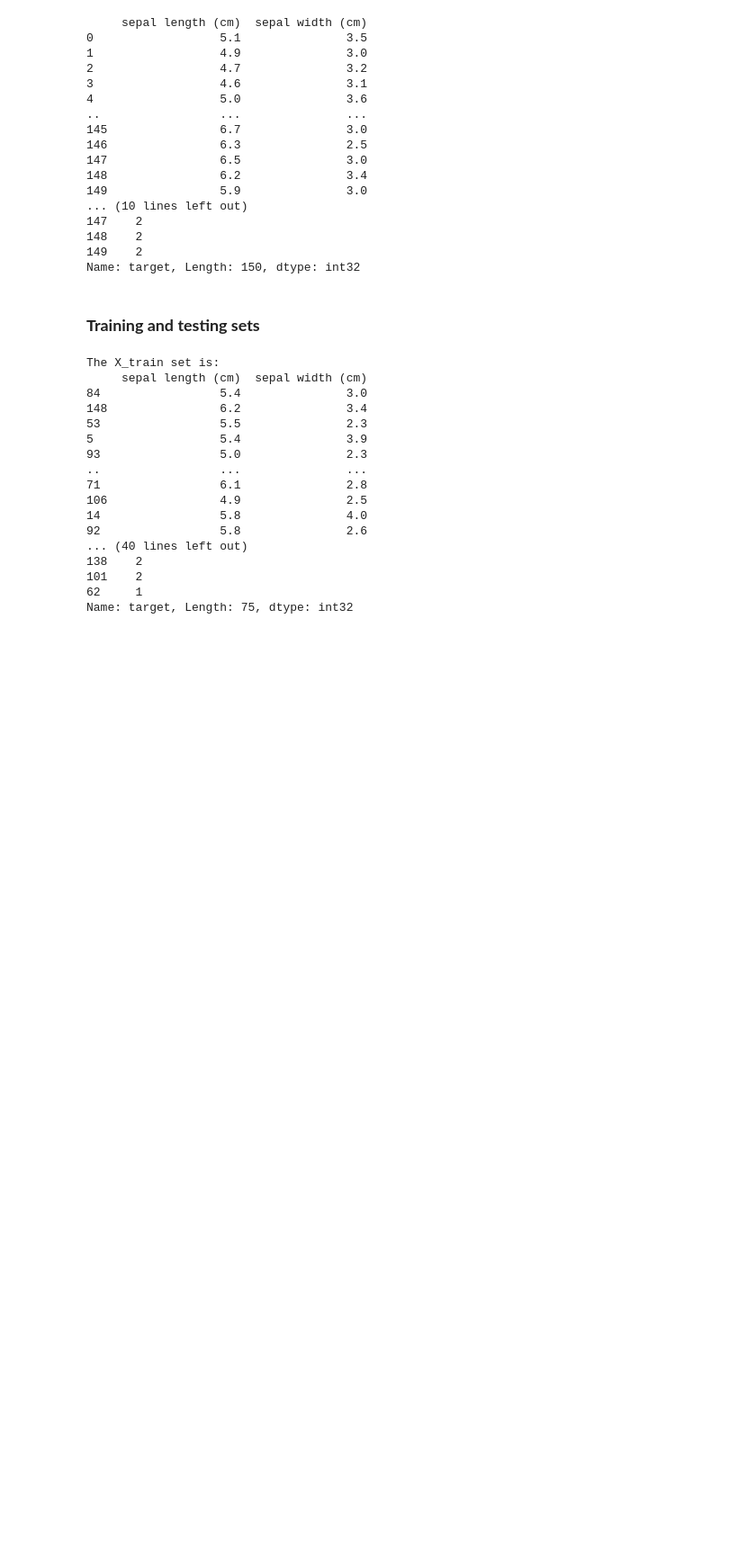
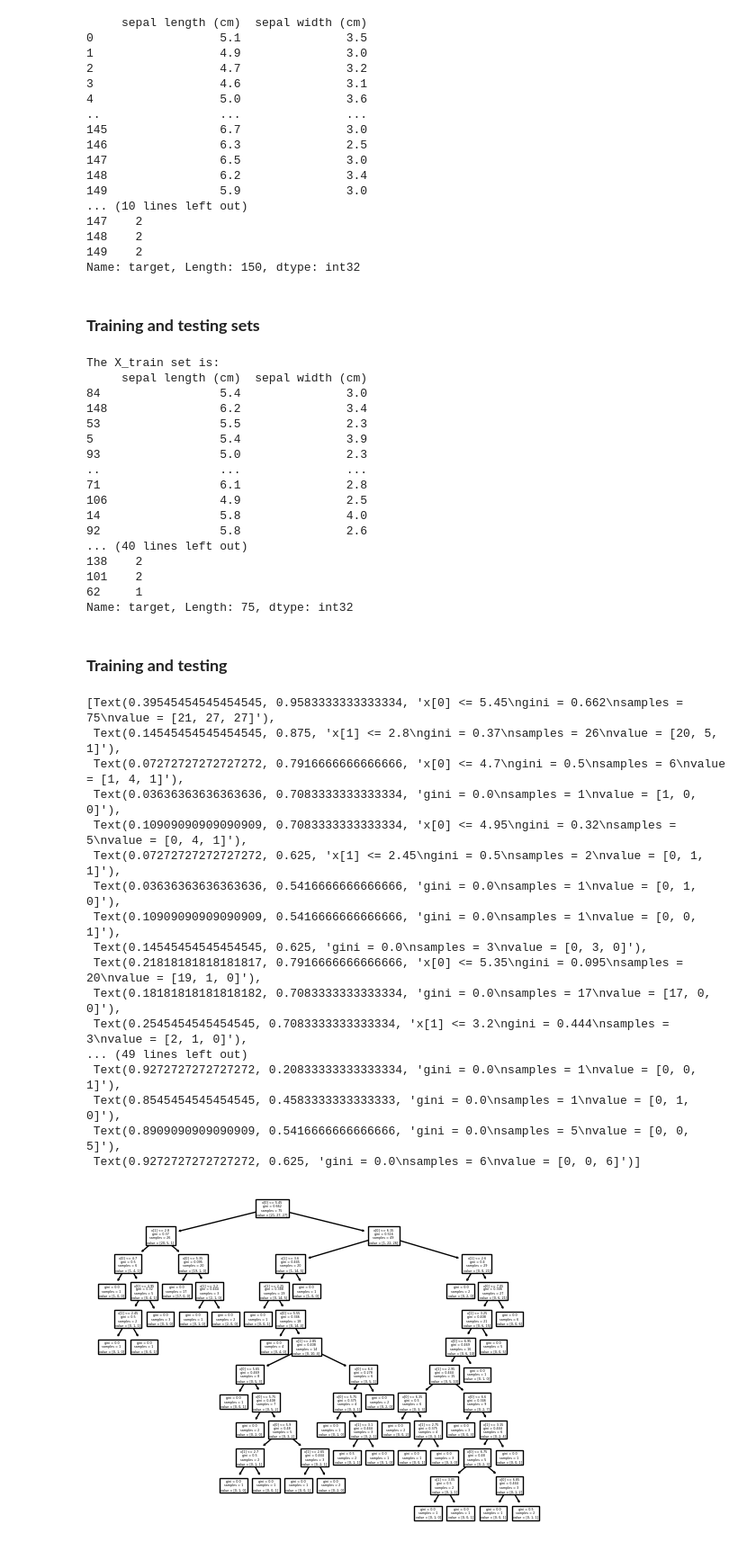
Before and after one commit to andreasmk/Iris-Classification, a Jupyter notebook: iris.ipynb, the cells around one changed output. Shown: that part at 90% size. Cells and saved outputs as stored; diff of their text form; code cells hidden in the pictures; blank space fills up the shorter version.

Commit message:
The christmas tree

```diff
--- a/iris.ipynb
+++ b/iris.ipynb
@@ -141,3 +141,33 @@ The X_train set is:
 101    2
 62     1
 Name: target, Length: 75, dtype: int32
+# %% [markdown]
+### **Training and testing**
+# %%
+from sklearn import tree
+
+# train the tree
+clf = tree.DecisionTreeClassifier()
+clf = clf.fit(X_train, y_train)
+
+# vizualize the tree
+tree.plot_tree(clf)
+# %% [output]
+[Text(0.39545454545454545, 0.9583333333333334, 'x[0] <= 5.45\ngini = 0.662\nsamples = 75\nvalue = [21, 27, 27]'),
+ Text(0.14545454545454545, 0.875, 'x[1] <= 2.8\ngini = 0.37\nsamples = 26\nvalue = [20, 5, 1]'),
+ Text(0.07272727272727272, 0.7916666666666666, 'x[0] <= 4.7\ngini = 0.5\nsamples = 6\nvalue = [1, 4, 1]'),
+ Text(0.03636363636363636, 0.7083333333333334, 'gini = 0.0\nsamples = 1\nvalue = [1, 0, 0]'),
+ Text(0.10909090909090909, 0.7083333333333334, 'x[0] <= 4.95\ngini = 0.32\nsamples = 5\nvalue = [0, 4, 1]'),
+ Text(0.07272727272727272, 0.625, 'x[1] <= 2.45\ngini = 0.5\nsamples = 2\nvalue = [0, 1, 1]'),
+ Text(0.03636363636363636, 0.5416666666666666, 'gini = 0.0\nsamples = 1\nvalue = [0, 1, 0]'),
+ Text(0.10909090909090909, 0.5416666666666666, 'gini = 0.0\nsamples = 1\nvalue = [0, 0, 1]'),
+ Text(0.14545454545454545, 0.625, 'gini = 0.0\nsamples = 3\nvalue = [0, 3, 0]'),
+ Text(0.21818181818181817, 0.7916666666666666, 'x[0] <= 5.35\ngini = 0.095\nsamples = 20\nvalue = [19, 1, 0]'),
+ Text(0.18181818181818182, 0.7083333333333334, 'gini = 0.0\nsamples = 17\nvalue = [17, 0, 0]'),
+ Text(0.2545454545454545, 0.7083333333333334, 'x[1] <= 3.2\ngini = 0.444\nsamples = 3\nvalue = [2, 1, 0]'),
+... (49 lines left out)
+ Text(0.9272727272727272, 0.20833333333333334, 'gini = 0.0\nsamples = 1\nvalue = [0, 0, 1]'),
+ Text(0.8545454545454545, 0.4583333333333333, 'gini = 0.0\nsamples = 1\nvalue = [0, 1, 0]'),
+ Text(0.8909090909090909, 0.5416666666666666, 'gini = 0.0\nsamples = 5\nvalue = [0, 0, 5]'),
+ Text(0.9272727272727272, 0.625, 'gini = 0.0\nsamples = 6\nvalue = [0, 0, 6]')]
+[figure, added]
```
Also changed, not shown: 1 other file.
